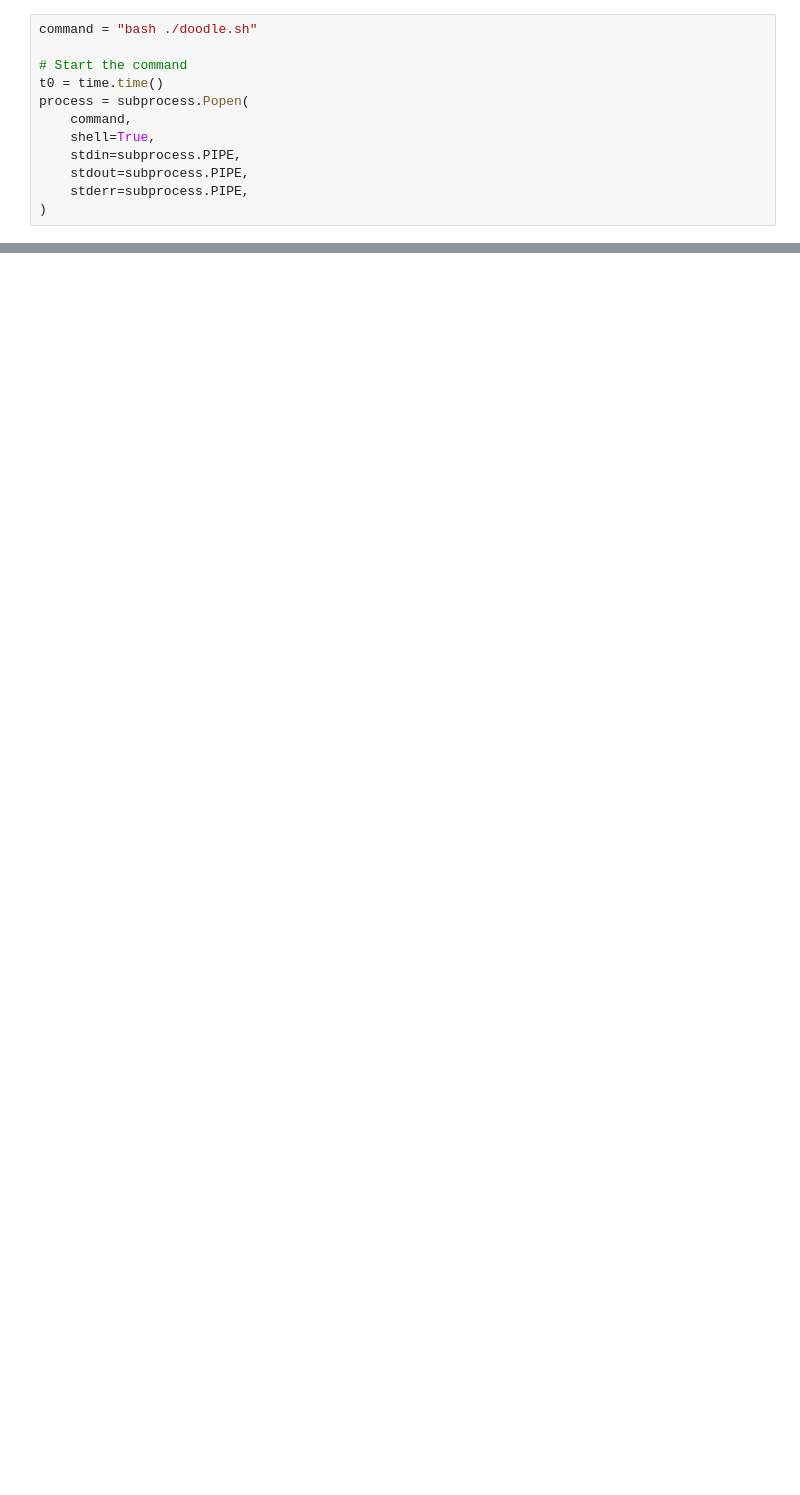
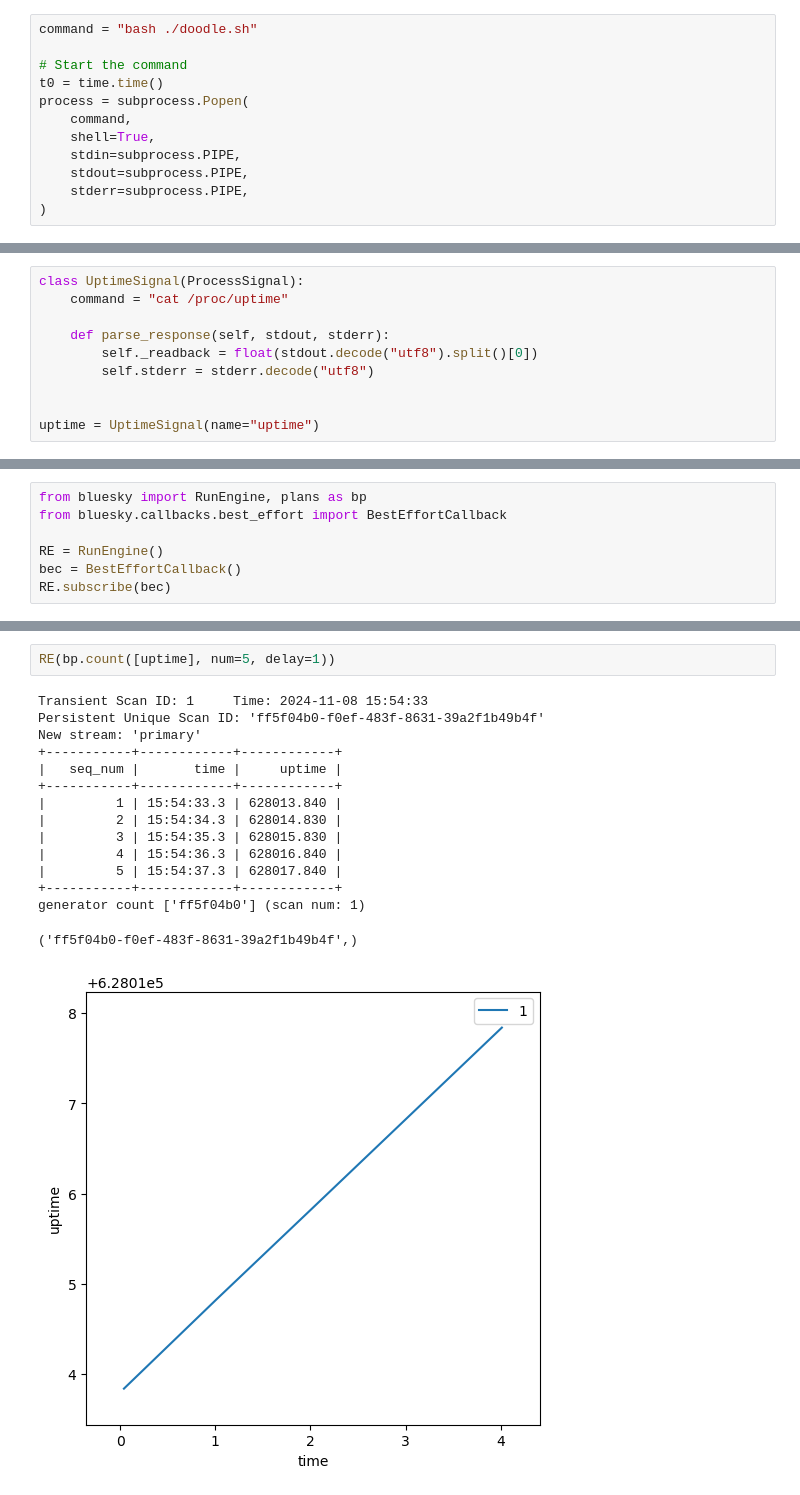
Before and after one commit to BCDA-APS/bluesky_training, a Jupyter notebook: docs/source/howto/_doodle.ipynb, the cells around one changed output, grey strips where cells are left out. Saved outputs shown, nothing was run; the diff lists cells and outputs as text; blank space fills up the shorter version.

```diff
--- a/docs/source/howto/_doodle.ipynb
+++ b/docs/source/howto/_doodle.ipynb
@@ -308,0 +215,10 @@ Looks like we got the output from the bash shell script.
+# %%
+class UptimeSignal(ProcessSignal):
+    command = "cat /proc/uptime"
+
+    def parse_response(self, stdout, stderr):
+        self._readback = float(stdout.decode("utf8").split()[0])
+        self.stderr = stderr.decode("utf8")
+
+
+uptime = UptimeSignal(name="uptime")
@@ -308,0 +230,7 @@ Looks like we got the output from the bash shell script.
+# %%
+from bluesky import RunEngine, plans as bp
+from bluesky.callbacks.best_effort import BestEffortCallback
+
+RE = RunEngine()
+bec = BestEffortCallback()
+RE.subscribe(bec)
@@ -308,0 +243,18 @@ Looks like we got the output from the bash shell script.
+# %%
+RE(bp.count([uptime], num=5, delay=1))
+# %% [output]
+Transient Scan ID: 1     Time: 2024-11-08 15:54:33
+Persistent Unique Scan ID: 'ff5f04b0-f0ef-483f-8631-39a2f1b49b4f'
+New stream: 'primary'
++-----------+------------+------------+
+|   seq_num |       time |     uptime |
++-----------+------------+------------+
+|         1 | 15:54:33.3 | 628013.840 |
+|         2 | 15:54:34.3 | 628014.830 |
+|         3 | 15:54:35.3 | 628015.830 |
+|         4 | 15:54:36.3 | 628016.840 |
+|         5 | 15:54:37.3 | 628017.840 |
++-----------+------------+------------+
+generator count ['ff5f04b0'] (scan num: 1)
+('ff5f04b0-f0ef-483f-8631-39a2f1b49b4f',)
+[figure, added]
```
Also changed, not shown: parts of 48 cells of this notebook.
